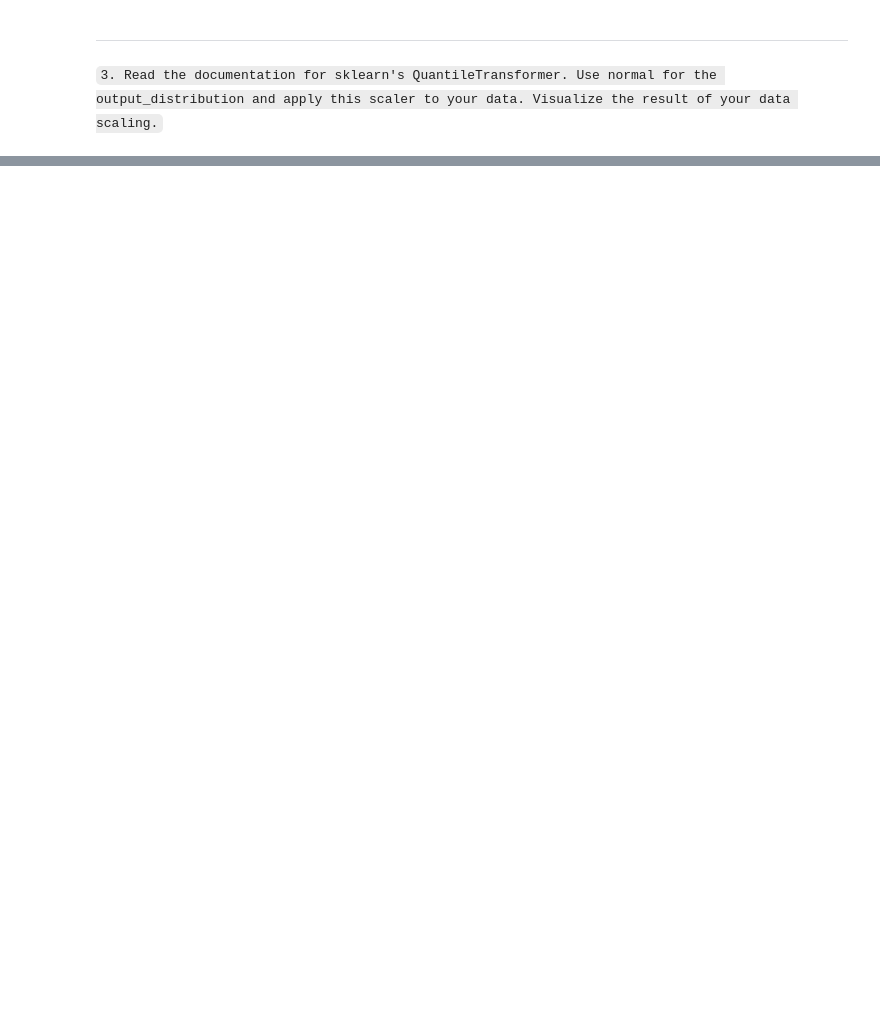
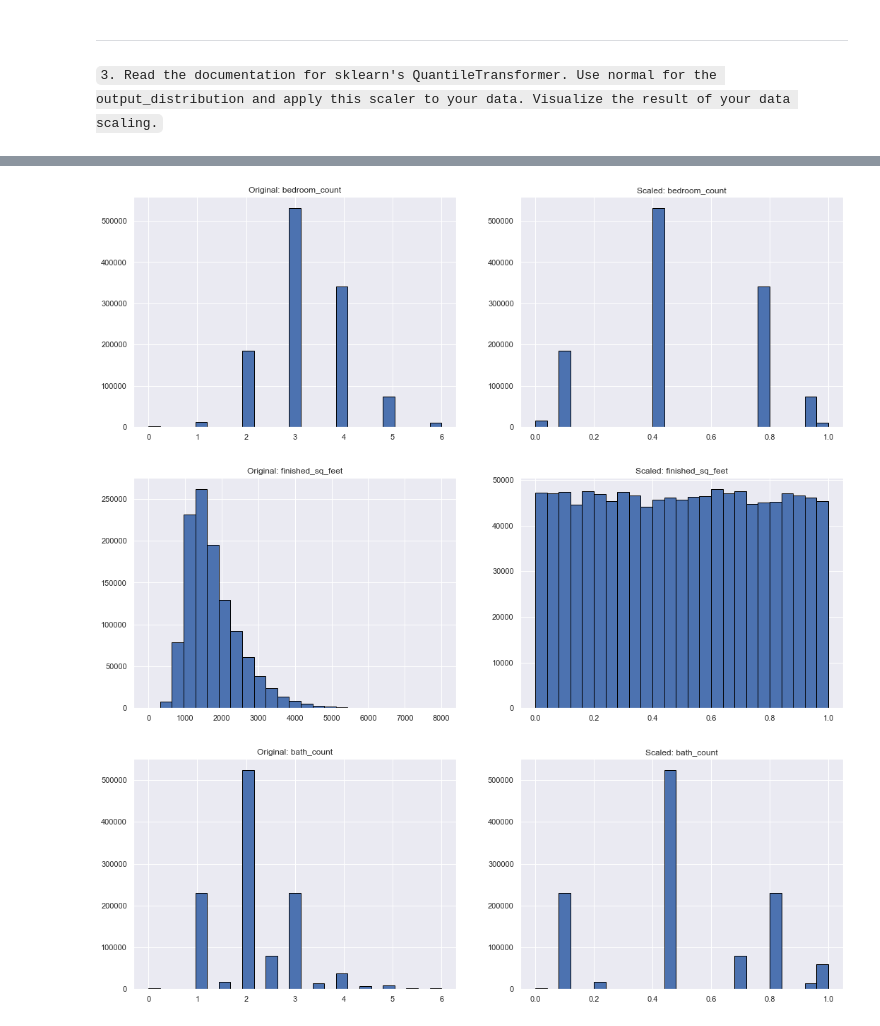
Before and after one commit to mijailmariano/regression-exercises, a Jupyter notebook: scaling.ipynb, the cells around one changed output, grey strips where cells are left out. Cells and saved outputs as stored; diff of their text form; code cells hidden in the pictures; blank space fills up the shorter version.

```diff
--- a/scaling.ipynb
+++ b/scaling.ipynb
@@ -256,0 +298,31 @@ from sklearn.preprocessing import QuantileTransformer
+# %%
+# omitting the output_distribution argument in "QuantileTransformer"
+
+
+
+cols = ["bedroom_count", "finished_sq_feet", "bath_count"]
+
+for col in cols:
+    # passing the "normal" distribution parameter in Quantile Transformer function
+    scaler = sklearn.preprocessing.QuantileTransformer()
+
+    # fitting the scaler to the column data/values
+    scaler.fit(X_train[[col]])
+
+    # transforming the data/values
+    x_scaled = scaler.transform(X_train[[col]])
+
+    # plotting original values
+    plt.figure(figsize=(18, 6))
+    plt.subplot(121)
+    plt.hist(X_train[[col]], bins=25, ec='black')
+
+    # plotting transformed Quantile values
+    plt.title(f'Original: {col}')
+    plt.subplot(122)
+    plt.hist(x_scaled, bins=25, ec='black')
+    plt.title(f'Scaled: {col}')
+# %% [output]
+[figure, added]
+[figure, added]
+[figure, added]
```
Also changed, not shown: parts of 20 cells of this notebook, 5 other files.
